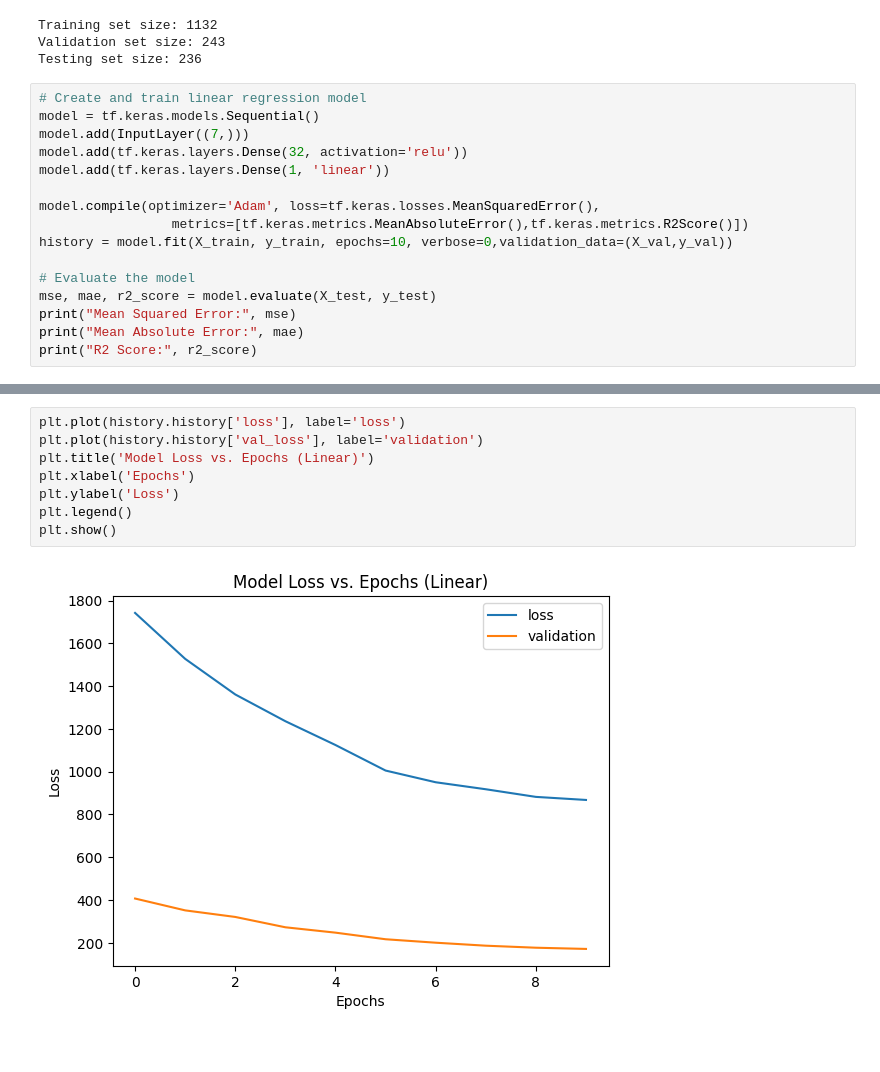
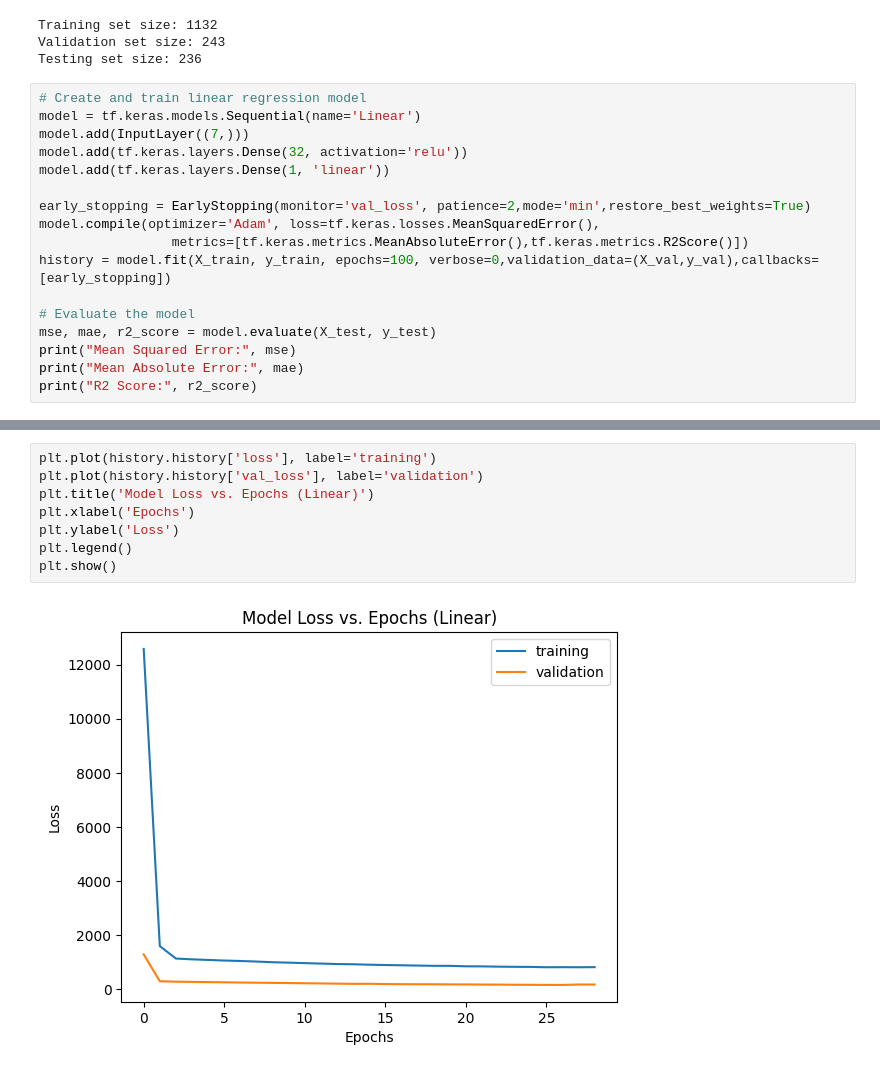
Before and after one commit to Bailey-Ward/Dissertation, a Jupyter notebook: Dissertation.ipynb, the cells around one changed output, grey strips where cells are left out. Cells and saved outputs as stored; diff of their text form.

```diff
--- a/Dissertation.ipynb
+++ b/Dissertation.ipynb
@@ -207,14 +207,15 @@ Validation set size: 243
 Testing set size: 236
 # %%
 # Create and train linear regression model
-model = tf.keras.models.Sequential()
+model = tf.keras.models.Sequential(name='Linear')
 model.add(InputLayer((7,)))
 model.add(tf.keras.layers.Dense(32, activation='relu'))
 model.add(tf.keras.layers.Dense(1, 'linear'))
 
+early_stopping = EarlyStopping(monitor='val_loss', patience=2,mode='min',restore_best_weights=True)
 model.compile(optimizer='Adam', loss=tf.keras.losses.MeanSquaredError(),
                  metrics=[tf.keras.metrics.MeanAbsoluteError(),tf.keras.metrics.R2Score()])
-history = model.fit(X_train, y_train, epochs=10, verbose=0,validation_data=(X_val,y_val))
+history = model.fit(X_train, y_train, epochs=100, verbose=0,validation_data=(X_val,y_val),callbacks=[early_stopping])
 
 # Evaluate the model
 mse, mae, r2_score = model.evaluate(X_test, y_test)
@@ -267,13 +272,13 @@ plt.show()
 # %%
-plt.plot(history.history['loss'], label='loss')
+plt.plot(history.history['loss'], label='training')
 plt.plot(history.history['val_loss'], label='validation')
 plt.title('Model Loss vs. Epochs (Linear)')
 plt.xlabel('Epochs')
 plt.ylabel('Loss')
 plt.legend()
 plt.show()
 # %% [output]
-[figure, old version]
+[figure, new version]
 # %%
 
 # Create and train TensorFlow LSTM model
```
Also changed, not shown: parts of 24 cells of this notebook.
